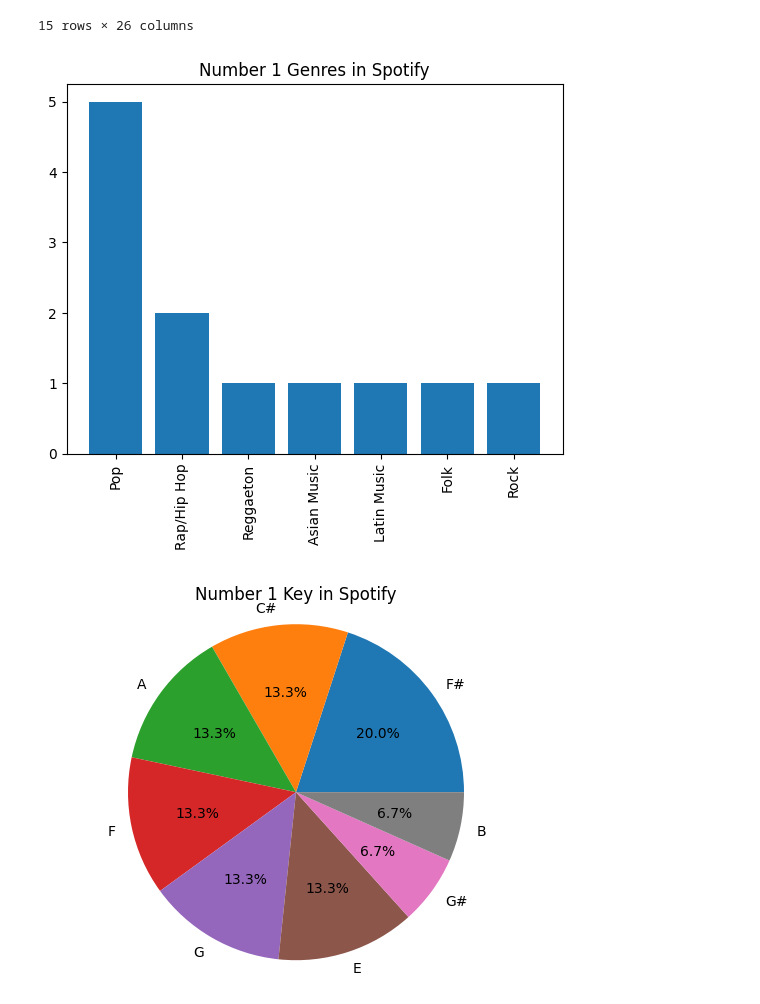
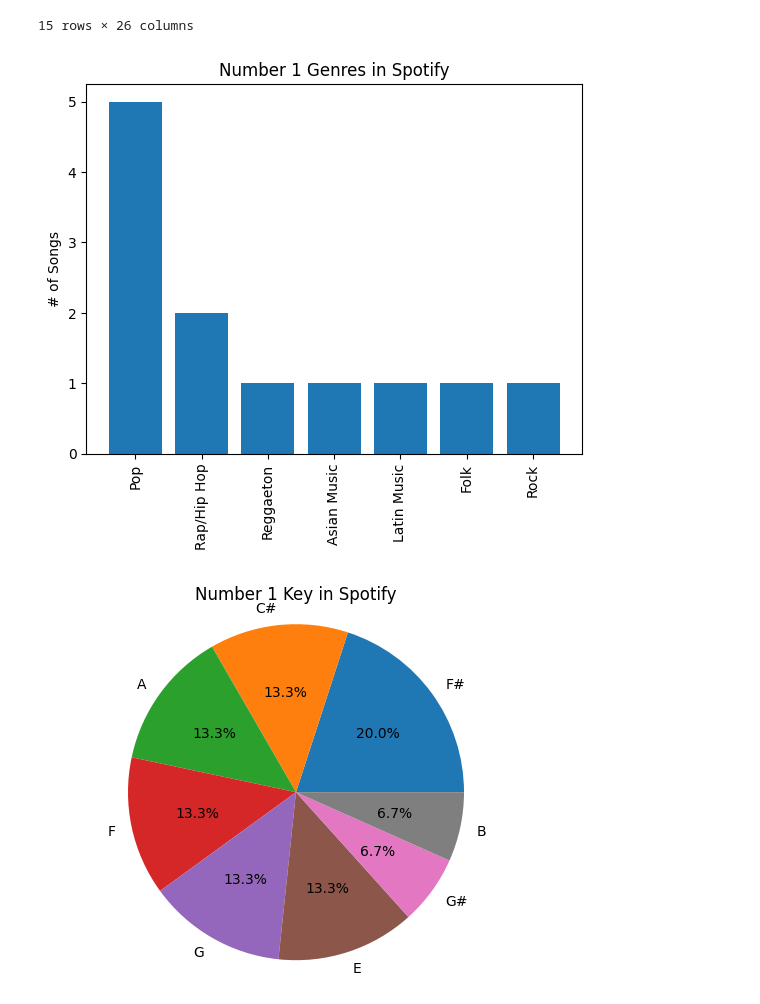
Before and after one commit to alaa-aleryani/Project_1, a Jupyter notebook: music.ipynb, the cells around one changed output. Cells and saved outputs as stored; diff of their text form; code cells hidden in the pictures.

```diff
--- a/music.ipynb
+++ b/music.ipynb
@@ -236,11 +236,13 @@ no1_spotify
 # %%
 no1_spotify_genre= no1_spotify["Deezer Genre"].value_counts()
 plt.bar(no1_spotify_genre.index,no1_spotify_genre)
 plt.xticks(rotation=90)
 plt.title("Number 1 Genres in Spotify")
+plt.ylabel("# of Songs")
+plt.savefig("output/Number 1 Genre in Spotify_Q1.png")
 plt.show()
 # %% [output]
-[figure, old version]
+[figure, new version]
 # %%
 ## Make a pie graph for no1 spotify key
 no1_spotify_key= no1_spotify["key"].value_counts()
```
Also changed, not shown: parts of 14 cells of this notebook, 12 other files.
